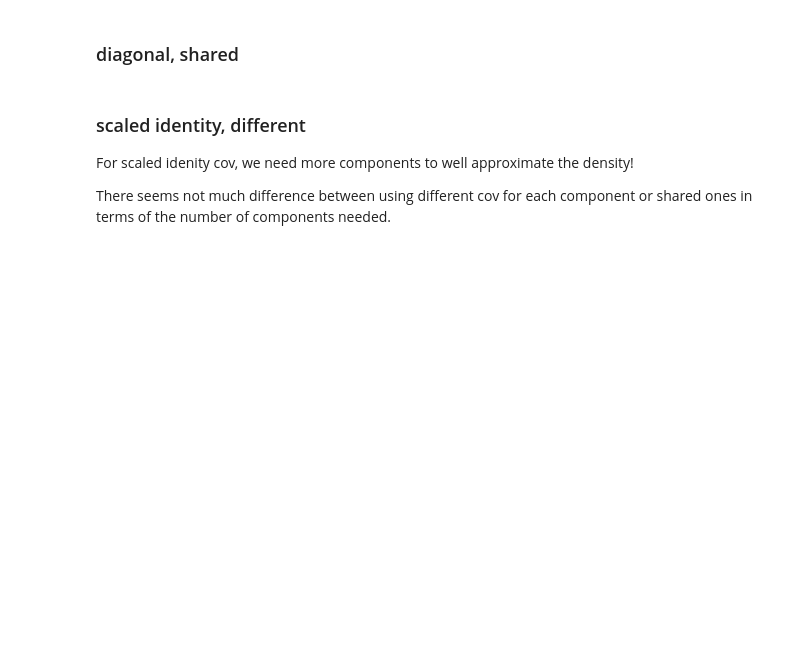
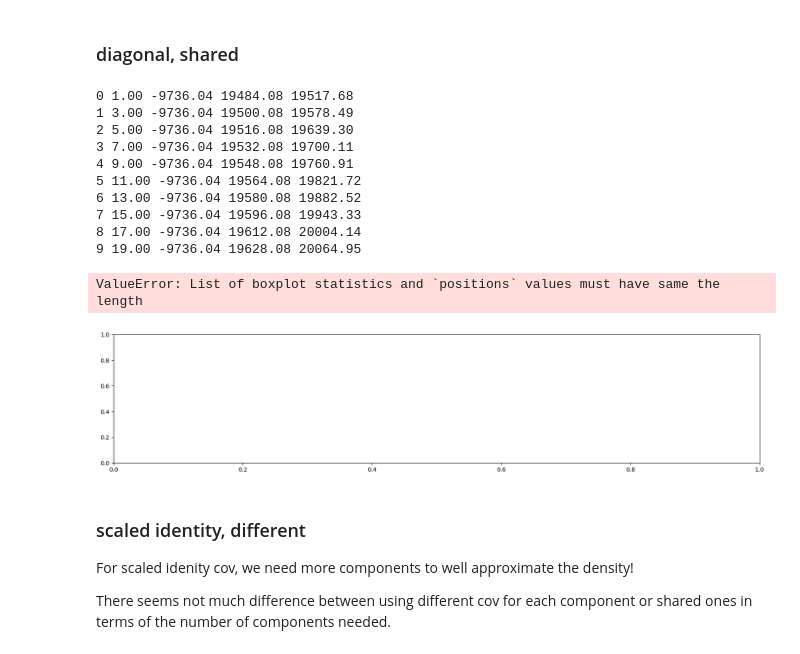
Before and after one commit to huimin-hu-stat/MAR, a Jupyter notebook: Gaussian_mixture_density_estimator.ipynb, the cells around one changed output. Drawn from its saved outputs; the diff is of its cells as text; code cells hidden in the pictures; blank space fills up the shorter version.

```diff
--- a/Gaussian_mixture_density_estimator.ipynb
+++ b/Gaussian_mixture_density_estimator.ipynb
@@ -39,7 +39,7 @@ param_vals = {
     "n": 2000,
     "d": 3,
     "alpha": 0.7, #1 or 0.7
-    "distr": "Normal", #UNI or Normal or t distribution
+    "distr": "t", #UNI or Normal or t distribution
     'df': 3, #degree of freedom of t distribution
 
     ## Resampling params
@@ -656,8 +679,8 @@ print(f"Energy distance: {ed.item():.4f}")
 gmm_setting = {
     ## Gaussian mixture params
     "n_k": 10, #number of ks
-    "k_start": 0, # smallest k
-    "step_size": 1, # grid space
+    "k_start": 1, # smallest k
+    "step_size": 2, # grid space
     "cov_type": "uni_diag", #diag, id or uni_diag, uni_id -- covaraince structure
     "n_mc": 500, #for generating sampling distribution of the quantile estimates
 }
@@ -672,35 +695,51 @@ for i in range(gmm_setting['n_k']):
     data = results['data'][1]['X0']
     M = results['data'][1]['M']
     step = gmm_setting['step_size']
 
     if i == 0:
         mu=None
         sigma=None
         pi= None
     else:
         pi=torch.cat([pi, torch.zeros(step, device=pi.device, dtype=pi.dtype)])
         mu = torch.cat([mu, torch.zeros(step, mu.shape[1], device=mu.device, dtype=mu.dtype)], dim=0)
         sigma = torch.cat([sigma, sigma[0:1].repeat(step, 1)], dim=0)
 
     mu, sigma, pi = em_gmm_missing(data, M, kk[i], gmm_setting['cov_type'], iters=2000, eps=1e-6, mu=mu, sigma=sigma, pi=pi)
 
     q_estimates_gmm[i]= [np.quantile(sample_gmm(mu, sigma, pi, param_vals['n_new']), 0.1) for _ in range(gmm_setting['n_mc'])]
     loglik[i], aic[i], bic[i] = aic_bic_gmm_missing(data, M, mu, sigma, pi, gmm_setting['cov_type'])
-
     print(f"{i} {kk[i]:.2f} {loglik[i]:.2f} {aic[i]:.2f} {bic[i]:.2f}")
 
 # One boxplot for each row
 positions = np.array(kk)
 dist = param_vals['distr']
 
 plt.figure(figsize=(20, 4))
 plt.boxplot(q_estimates_gmm.T, positions=positions)
-plt.axhline(y=np.quantile(data, 0.1), color='blue', linestyle='--')
+
+## Need to adapt this to show the actual true quantile value
+truth = np.quantile(data, 0.1)
+
+plt.axhline(y=truth, color='blue', linestyle='--')
 plt.xlabel("Number of Gaussian components")
 plt.ylabel("Quantile (0.1) estimates")
 plt.xticks(positions, positions.astype(int))
 plt.title(f'Performance of Gaussian mixture density estimator for different number of components, {dist}-distribution')
 plt.show()
+# %% [output]
+0 1.00 -9736.04 19484.08 19517.68
+1 3.00 -9736.04 19500.08 19578.49
+2 5.00 -9736.04 19516.08 19639.30
+3 7.00 -9736.04 19532.08 19700.11
+4 9.00 -9736.04 19548.08 19760.91
+5 11.00 -9736.04 19564.08 19821.72
+6 13.00 -9736.04 19580.08 19882.52
+7 15.00 -9736.04 19596.08 19943.33
+8 17.00 -9736.04 19612.08 20004.14
+9 19.00 -9736.04 19628.08 20064.95
+ValueError: List of boxplot statistics and `positions` values must have same the length
+[figure, added]
 # %%
 fig, axs = plt.subplots(1, 3, figsize=(12, 4))
 
```
Also changed, not shown: parts of 3 cells of this notebook.
